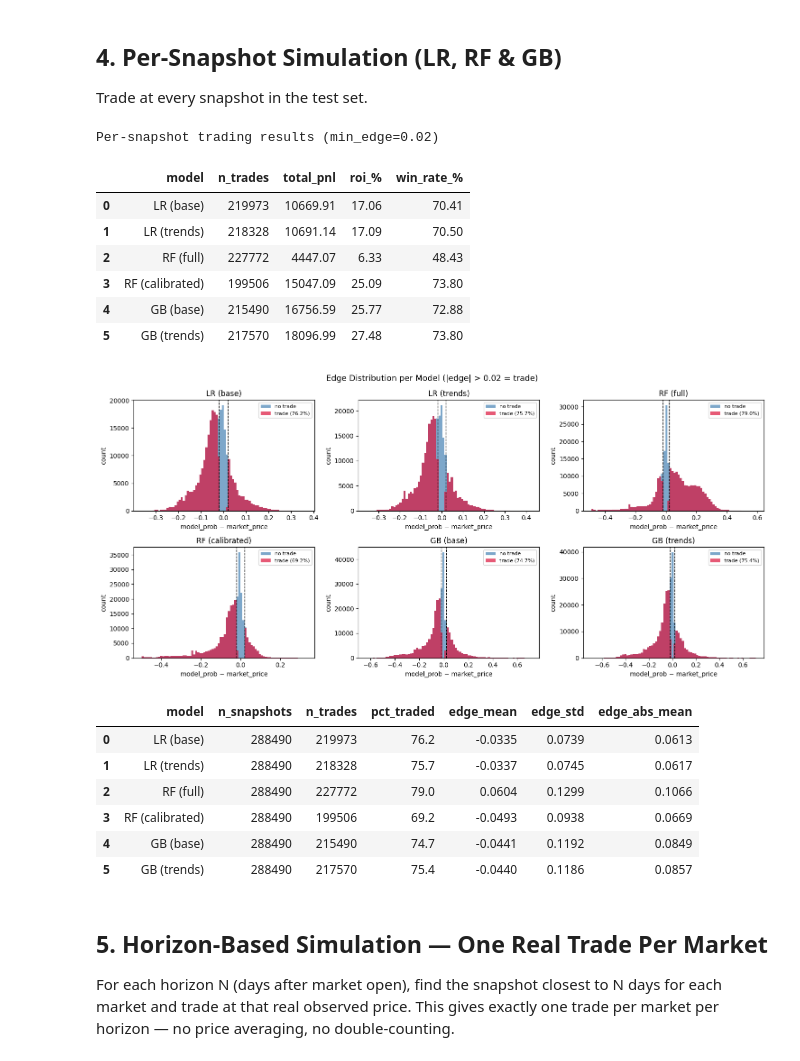
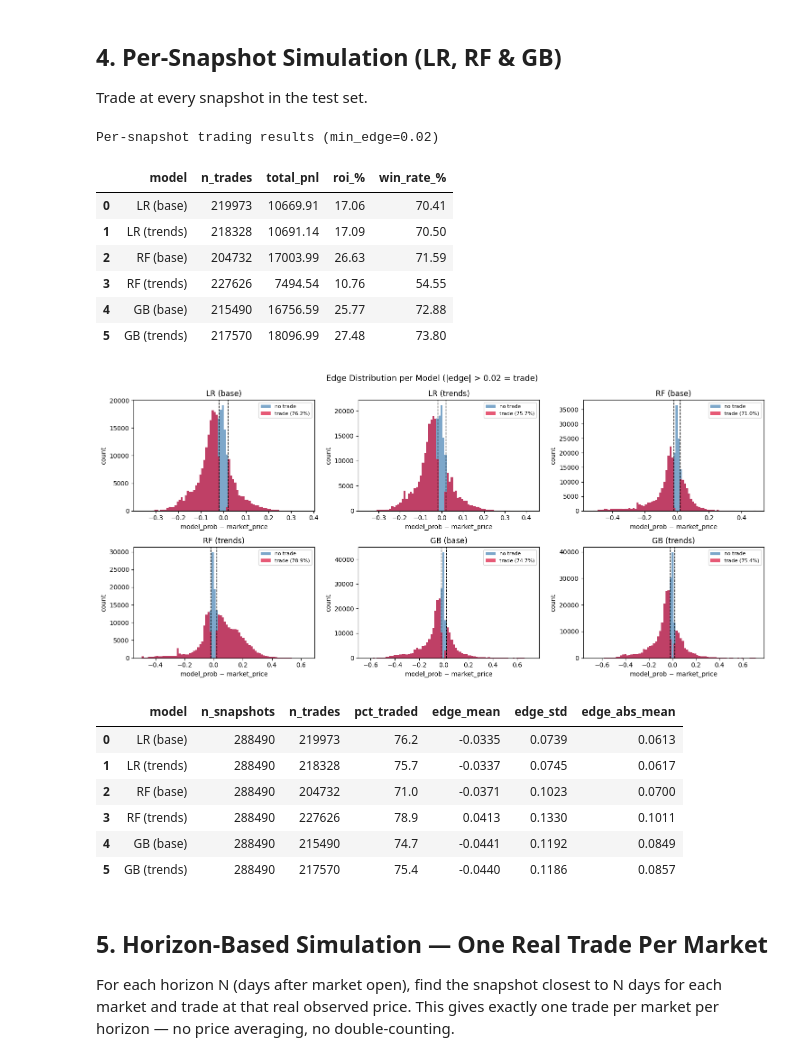
Before and after one commit to Hector-TB/predicting-prediction-markets, a Jupyter notebook: analysis/trading_simulation.ipynb, the cells around one changed output. Saved outputs shown, nothing was run; the diff lists cells and outputs as text; code cells hidden in the pictures.

```diff
--- a/analysis/trading_simulation.ipynb
+++ b/analysis/trading_simulation.ipynb
@@ -62,7 +62,7 @@ lr = pd.read_csv(MODELS_DIR + 'logistic_regression/predictions/predictions.csv',
                  parse_dates=['snapshot_timestamp'])
 lr['snapshot_timestamp'] = pd.to_datetime(lr['snapshot_timestamp'], utc=True)
 
-rf = pd.read_csv(MODELS_DIR + 'random_forest/predictions/test_predictions.csv',
+rf = pd.read_csv(MODELS_DIR + 'random_forest_trends/predictions/trends_test_predictions.csv',
                  parse_dates=['snapshot_timestamp'])
 rf['snapshot_timestamp'] = pd.to_datetime(rf['snapshot_timestamp'], utc=True)
 
@@ -70,8 +70,8 @@ gb = pd.read_csv(MODELS_DIR + 'gradient_boosting/predictions/predictions.csv',
                  parse_dates=['snapshot_timestamp'])
 gb['snapshot_timestamp'] = pd.to_datetime(gb['snapshot_timestamp'], utc=True)
 
-print("LR columns:", lr.columns.tolist())
-print("RF columns:", rf.columns.tolist())
-print("GB columns:", gb.columns.tolist())
+print('LR columns:', lr.columns.tolist())
+print('RF columns:', rf.columns.tolist())
+print('GB columns:', gb.columns.tolist())
 # %% [output]
 LR columns: ['market_id', 'snapshot_timestamp', 'category', 'outcome', 'pred_prob_base', 'pred_prob_trends', 'pred_label_base', 'pred_label_trends']
@@ -166,7 +166,7 @@ for col, label in [('pred_prob_base', 'LR (base)'), ('pred_prob_trends', 'LR (tr
 
 # ----- Random Forest -----
 sub = rf_merged.dropna(subset=['price_at_snapshot'])
-for col, label in [('proba_full', 'RF (full)'), ('proba_full_calibrated', 'RF (calibrated)')]:
+for col, label in [('proba_trends_calibrated', 'RF (base)'), ('proba_trends', 'RF (trends)')]:
     pnl = simulate_trades(sub[col].values, sub['price_at_snapshot'].values, sub['outcome'].values)
     pnl_series[label] = pnl
     results.append(trading_summary(pnl, sub['price_at_snapshot'], label))
@@ -179,71 +179,68 @@ for col, label in [('pred_prob_base', 'GB (base)'), ('pred_prob_trends', 'GB (tr
     results.append(trading_summary(pnl, sub['price_at_snapshot'], label))
 
 summary_df = pd.DataFrame(results)
-print("Per-snapshot trading results (min_edge={:.2f})".format(MIN_EDGE))
+print('Per-snapshot trading results (min_edge={:.2f})'.format(MIN_EDGE))
 summary_df
 # %% [output]
 Per-snapshot trading results (min_edge=0.02)
 |  | model | n_trades | total_pnl | roi_% | win_rate_% |
 | 0 | LR (base) | 219973 | 10669.91 | 17.06 | 70.41 |
 | 1 | LR (trends) | 218328 | 10691.14 | 17.09 | 70.50 |
-| 2 | RF (full) | 227772 | 4447.07 | 6.33 | 48.43 |
-| 3 | RF (calibrated) | 199506 | 15047.09 | 25.09 | 73.80 |
+| 2 | RF (base) | 204732 | 17003.99 | 26.63 | 71.59 |
+| 3 | RF (trends) | 227626 | 7494.54 | 10.76 | 54.55 |
 | 4 | GB (base) | 215490 | 16756.59 | 25.77 | 72.88 |
 | 5 | GB (trends) | 217570 | 18096.99 | 27.48 | 73.80 |
 # %%
 # --- Edge distribution diagnostic ---
-# Shows how often each model disagrees with the market and by how much.
-# A trade only fires when |edge| > MIN_EDGE, so this explains n_trades differences.
-
 edge_stats = []
 fig, axes = plt.subplots(2, 3, figsize=(15, 7), sharey=False)
 axes = axes.flatten()
 
 model_series = [
-    (lr_merged.dropna(subset=['price_at_snapshot']), 'pred_prob_base',       'LR (base)'),
-    (lr_merged.dropna(subset=['price_at_snapshot']), 'pred_prob_trends',      'LR (trends)'),
-    (rf_merged.dropna(subset=['price_at_snapshot']), 'proba_full',            'RF (full)'),
-    (rf_merged.dropna(subset=['price_at_snapshot']), 'proba_full_calibrated', 'RF (calibrated)'),
-    (gb_merged.dropna(subset=['price_at_snapshot']), 'pred_prob_base',        'GB (base)'),
-    (gb_merged.dropna(subset=['price_at_snapshot']), 'pred_prob_trends',      'GB (trends)'),
+    (lr_merged.dropna(subset=['price_at_snapshot']), 'pred_prob_base',        'LR (base)'),
+    (lr_merged.dropna(subset=['price_at_snapshot']), 'pred_prob_trends',       'LR (trends)'),
+    (rf_merged.dropna(subset=['price_at_snapshot']), 'proba_trends_calibrated','RF (base)'),
+    (rf_merged.dropna(subset=['price_at_snapshot']), 'proba_trends',           'RF (trends)'),
+    (gb_merged.dropna(subset=['price_at_snapshot']), 'pred_prob_base',         'GB (base)'),
+    (gb_merged.dropna(subset=['price_at_snapshot']), 'pred_prob_trends',       'GB (trends)'),
 ]
 
 for ax, (sub, col, label) in zip(axes, model_series):
     edge = sub[col].values - sub['price_at_snapshot'].values
     traded_mask = np.abs(edge) > MIN_EDGE
     pct_traded = traded_mask.mean() * 100
 
     ax.hist(edge, bins=80, color='steelblue', alpha=0.7, label='no trade')
     ax.hist(edge[traded_mask], bins=80, color='crimson', alpha=0.7, label=f'trade ({pct_traded:.1f}%)')
     ax.axvline( MIN_EDGE, color='black', linewidth=1, linestyle='--')
     ax.axvline(-MIN_EDGE, color='black', linewidth=1, linestyle='--')
     ax.set_title(label)
     ax.set_xlabel('model_prob − market_price')
     ax.set_ylabel('count')
     ax.legend(fontsize=8)
 
     edge_stats.append({
         'model':         label,
         'n_snapshots':   len(edge),
         'n_trades':      int(traded_mask.sum()),
         'pct_traded':    round(pct_traded, 1),
         'edge_mean':     round(edge.mean(), 4),
         'edge_std':      round(edge.std(), 4),
         'edge_abs_mean': round(np.abs(edge).mean(), 4),
     })
 
 plt.suptitle(f'Edge Distribution per Model (|edge| > {MIN_EDGE} = trade)', fontsize=13)
 plt.tight_layout()
 plt.show()
 
 pd.DataFrame(edge_stats)
 # %% [output]
-[figure, old version]
+[figure, new version]
 |  | model | n_snapshots | n_trades | pct_traded | edge_mean | edge_std | edge_abs_mean |
 | 0 | LR (base) | 288490 | 219973 | 76.2 | -0.0335 | 0.0739 | 0.0613 |
 | 1 | LR (trends) | 288490 | 218328 | 75.7 | -0.0337 | 0.0745 | 0.0617 |
-| 2 | RF (full) | 288490 | 227772 | 79.0 | 0.0604 | 0.1299 | 0.1066 |
-| 3 | RF (calibrated) | 288490 | 199506 | 69.2 | -0.0493 | 0.0938 | 0.0669 |
+| 2 | RF (base) | 288490 | 204732 | 71.0 | -0.0371 | 0.1023 | 0.0700 |
+| 3 | RF (trends) | 288490 | 227626 | 78.9 | 0.0413 | 0.1330 | 0.1011 |
 | 4 | GB (base) | 288490 | 215490 | 74.7 | -0.0441 | 0.1192 | 0.0849 |
 | 5 | GB (trends) | 288490 | 217570 | 75.4 | -0.0440 | 0.1186 | 0.0857 |
 # %% [markdown]
```
Also changed, not shown: parts of 6 cells of this notebook, 4 other files.
